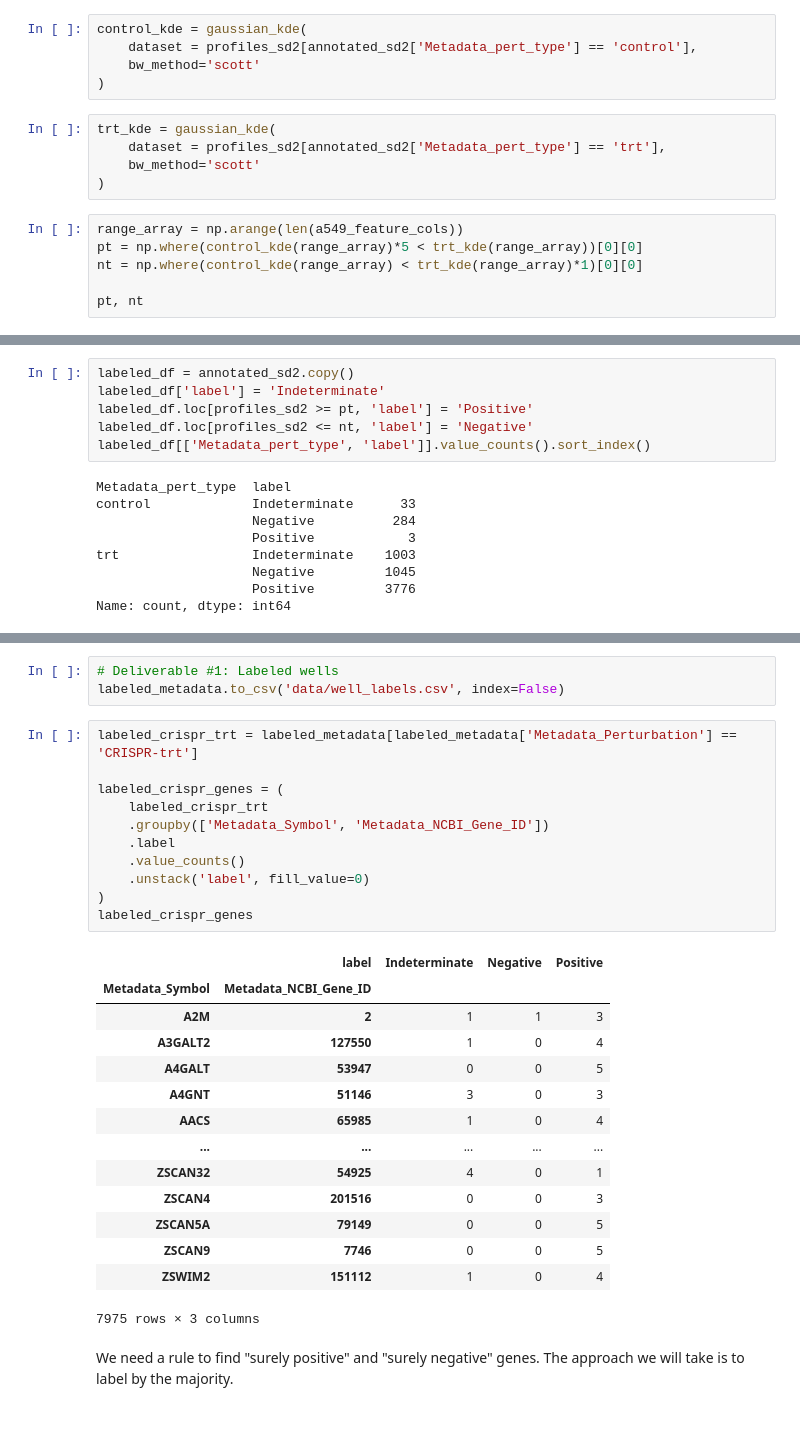
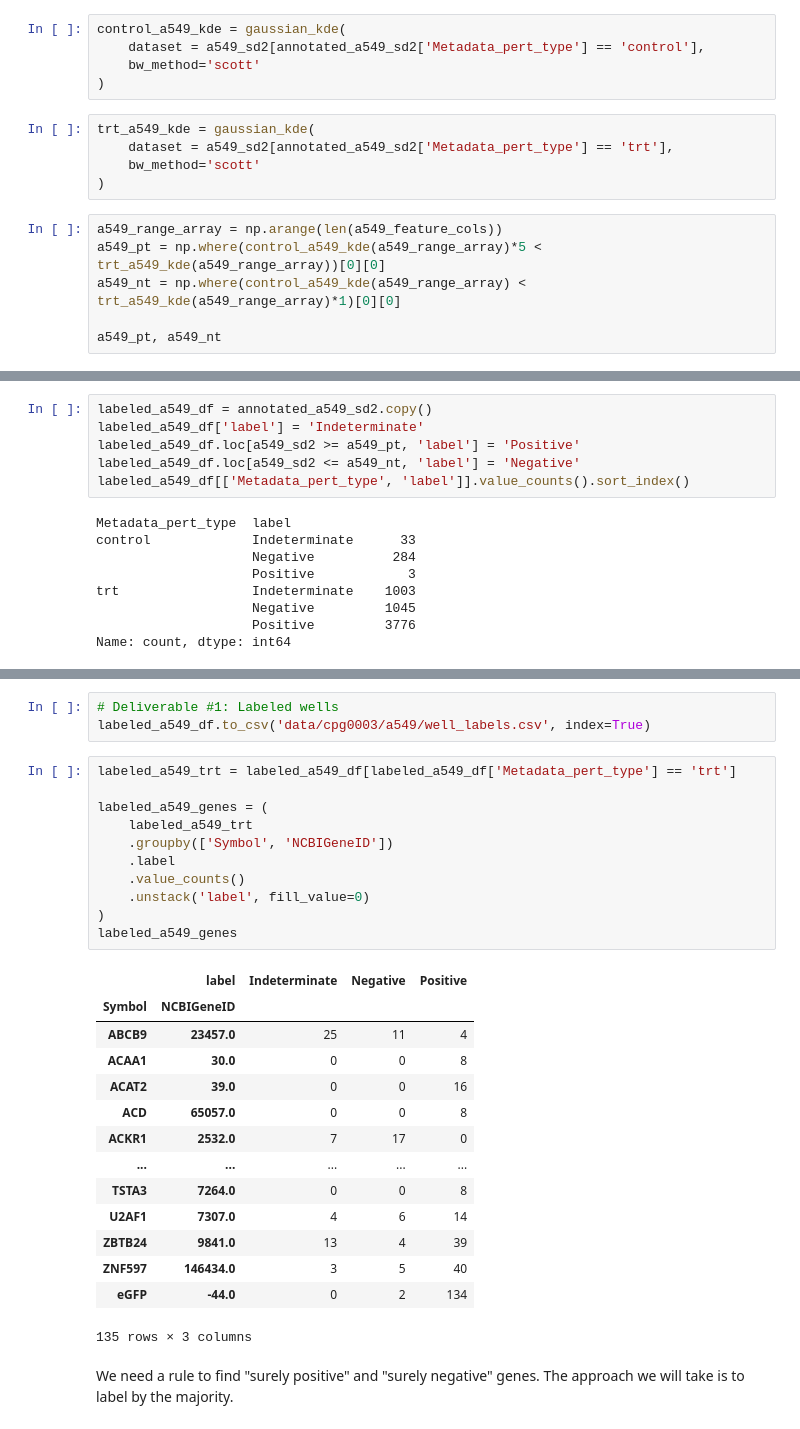
Before and after one commit to Craven-Biostat-Lab/morphology-prediction, a Jupyter notebook: data-loading-cpg0003.ipynb, the cells around one changed output, grey strips where cells are left out. Saved outputs shown, nothing was run; the diff lists cells and outputs as text.

Commit message:
Phenotype definition for rosetta datasets

```diff
--- a/data-loading-cpg0003.ipynb
+++ b/data-loading-cpg0003.ipynb
@@ -91,27 +115,27 @@ We define our thresholds based on the counts of features that are greater than 2
 # %%
-control_kde = gaussian_kde(
-    dataset = profiles_sd2[annotated_sd2['Metadata_pert_type'] == 'control'],
+control_a549_kde = gaussian_kde(
+    dataset = a549_sd2[annotated_a549_sd2['Metadata_pert_type'] == 'control'],
     bw_method='scott'
 )
 # %%
-trt_kde = gaussian_kde(
-    dataset = profiles_sd2[annotated_sd2['Metadata_pert_type'] == 'trt'],
+trt_a549_kde = gaussian_kde(
+    dataset = a549_sd2[annotated_a549_sd2['Metadata_pert_type'] == 'trt'],
     bw_method='scott'
 )
 # %%
-range_array = np.arange(len(a549_feature_cols))
-pt = np.where(control_kde(range_array)*5 < trt_kde(range_array))[0][0]
-nt = np.where(control_kde(range_array) < trt_kde(range_array)*1)[0][0]
+a549_range_array = np.arange(len(a549_feature_cols))
+a549_pt = np.where(control_a549_kde(a549_range_array)*5 < trt_a549_kde(a549_range_array))[0][0]
+a549_nt = np.where(control_a549_kde(a549_range_array) < trt_a549_kde(a549_range_array)*1)[0][0]
 
-pt, nt
+a549_pt, a549_nt
 # %% [output]
 (556, 184)
 # %%
-labeled_df = annotated_sd2.copy()
-labeled_df['label'] = 'Indeterminate'
-labeled_df.loc[profiles_sd2 >= pt, 'label'] = 'Positive'
-labeled_df.loc[profiles_sd2 <= nt, 'label'] = 'Negative'
-labeled_df[['Metadata_pert_type', 'label']].value_counts().sort_index()
+labeled_a549_df = annotated_a549_sd2.copy()
+labeled_a549_df['label'] = 'Indeterminate'
+labeled_a549_df.loc[a549_sd2 >= a549_pt, 'label'] = 'Positive'
+labeled_a549_df.loc[a549_sd2 <= a549_nt, 'label'] = 'Negative'
+labeled_a549_df[['Metadata_pert_type', 'label']].value_counts().sort_index()
 # %% [output]
 Metadata_pert_type  label
 control             Indeterminate      33
@@ -149,32 +178,32 @@ labeled_metadata = pd.concat(
 # %%
 # Deliverable #1: Labeled wells
-labeled_metadata.to_csv('data/well_labels.csv', index=False)
+labeled_a549_df.to_csv('data/cpg0003/a549/well_labels.csv', index=True)
 # %%
-labeled_crispr_trt = labeled_metadata[labeled_metadata['Metadata_Perturbation'] == 'CRISPR-trt']
+labeled_a549_trt = labeled_a549_df[labeled_a549_df['Metadata_pert_type'] == 'trt']
 
-labeled_crispr_genes = (
-    labeled_crispr_trt
-    .groupby(['Metadata_Symbol', 'Metadata_NCBI_Gene_ID'])
+labeled_a549_genes = (
+    labeled_a549_trt
+    .groupby(['Symbol', 'NCBIGeneID'])
     .label
     .value_counts()
     .unstack('label', fill_value=0)
 )
-labeled_crispr_genes
+labeled_a549_genes
 # %% [output]
 |  | label | Indeterminate | Negative | Positive |
-| Metadata_Symbol | Metadata_NCBI_Gene_ID |  |  |  |
-| A2M | 2 | 1 | 1 | 3 |
-| A3GALT2 | 127550 | 1 | 0 | 4 |
-| A4GALT | 53947 | 0 | 0 | 5 |
-| A4GNT | 51146 | 3 | 0 | 3 |
-| AACS | 65985 | 1 | 0 | 4 |
+| Symbol | NCBIGeneID |  |  |  |
+| ABCB9 | 23457.0 | 25 | 11 | 4 |
+| ACAA1 | 30.0 | 0 | 0 | 8 |
+| ACAT2 | 39.0 | 0 | 0 | 16 |
+| ACD | 65057.0 | 0 | 0 | 8 |
+| ACKR1 | 2532.0 | 7 | 17 | 0 |
 | ... | ... | ... | ... | ... |
-| ZSCAN32 | 54925 | 4 | 0 | 1 |
-| ZSCAN4 | 201516 | 0 | 0 | 3 |
-| ZSCAN5A | 79149 | 0 | 0 | 5 |
-| ZSCAN9 | 7746 | 0 | 0 | 5 |
-| ZSWIM2 | 151112 | 1 | 0 | 4 |
+| TSTA3 | 7264.0 | 0 | 0 | 8 |
+| U2AF1 | 7307.0 | 4 | 6 | 14 |
+| ZBTB24 | 9841.0 | 13 | 4 | 39 |
+| ZNF597 | 146434.0 | 3 | 5 | 40 |
+| eGFP | -44.0 | 0 | 2 | 134 |
-7975 rows × 3 columns
+135 rows × 3 columns
 # %% [markdown]
 We need a rule to find "surely positive" and "surely negative" genes.
 The approach we will take is to label by the majority.
```
Also changed, not shown: parts of 35 cells of this notebook.
